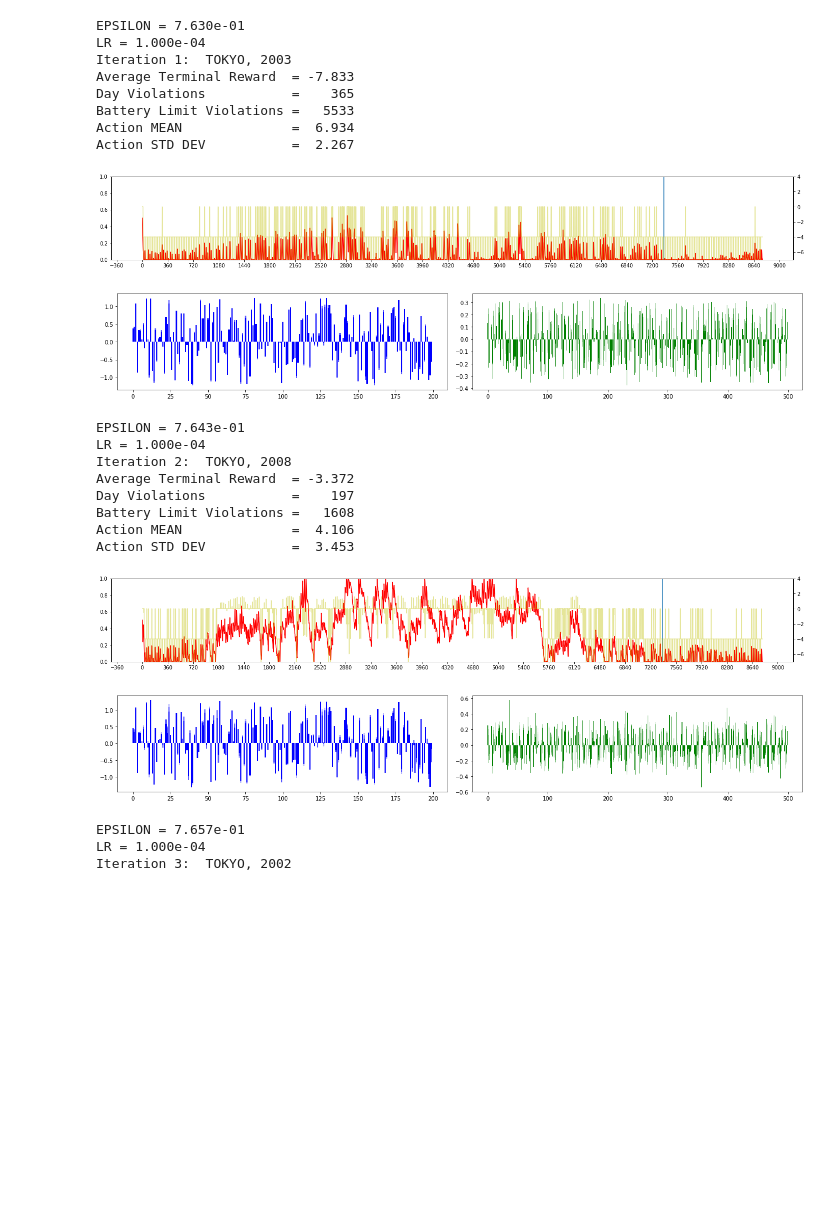
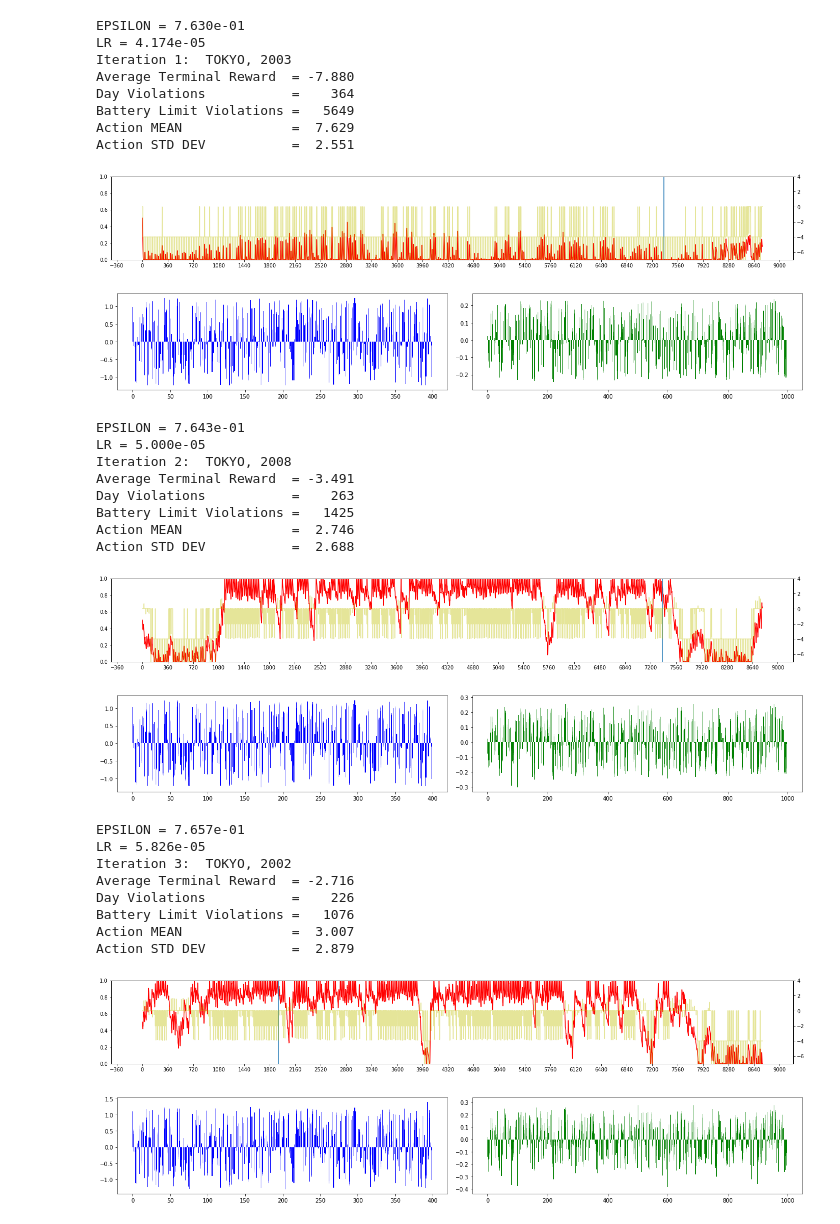
Before and after one commit to 5mali/no_spark, a Jupyter notebook: B_exp.ipynb, the cells around one changed output. Cells and saved outputs as stored; diff of their text form; code cells hidden in the pictures; blank space fills up the shorter version.

```diff
--- a/B_exp.ipynb
+++ b/B_exp.ipynb
@@ -371,7 +371,7 @@ N_ACTIONS           = 10 #no. of duty cycles (0,1,2,3,4)
 N_STATES            = 4 #number of state space parameter [batt, enp, henergy, fcast]
 
 
-HIDDEN_LAYER        = 50
+HIDDEN_LAYER        = 100
 NO_OF_ITERATIONS    = 50
 GPU                 = False
 HELP                = 0.05
@@ -560,12 +560,17 @@ for iteration in range(NO_OF_ITERATIONS):
     EPSILON = start + (1-start)/(1 + np.exp(-(iteration-inflection_point)/slope))
     print('\nEPSILON = {:6.3e}'.format(EPSILON))
 
-#     # LR SCEHDULING
-#     lr_slope = 2
-#     lr_start = 0
-#     lr_inflection_point = 0 #EPSILON = start*(1 + 1/(1+1)) = 0.75 @ iteration=inflection_point
-#     lrate =  (lr_start + (1-lr_start)/(1 + np.exp(-(iteration-lr_inflection_point)/lr_slope)))*1e-4
+    # LR SCEHDULING
+    lr_slope = 3
+    lr_start = 0
+    lr_inflection_point = 2
+    if iteration <=30:
+        lrate =  (lr_start + (1-lr_start)/(1 + np.exp(-(iteration-lr_inflection_point)/lr_slope)))*1e-4
+    else:
+        lrate = 0.8*lrate
+    dqn.optimizer = torch.optim.Adam(dqn.eval_net.parameters(), lr=lrate)
 #     dqn.optimizer = torch.optim.Adam(dqn.eval_net.parameters(), lr=lrate, weight_decay=WT_DECAY)
+
 
     for param_group in dqn.optimizer.param_groups:
         print('LR = {:6.3e}'.format(param_group['lr']))
@@ -733,23 +738,30 @@ Action STD DEV           =  1.847
 EPSILON = 7.630e-01
-LR = 1.000e-04
+LR = 4.174e-05
 Iteration 1:  TOKYO, 2003
-Average Terminal Reward  = -7.833
-Day Violations           =    365
-Battery Limit Violations =   5533
-Action MEAN              =  6.934
-Action STD DEV           =  2.267
+Average Terminal Reward  = -7.880
+Day Violations           =    364
+Battery Limit Violations =   5649
+Action MEAN              =  7.629
+Action STD DEV           =  2.551
-[figure, old version]
+[figure, new version]
-[figure, old version]
+[figure, new version]
 EPSILON = 7.643e-01
-LR = 1.000e-04
+LR = 5.000e-05
 Iteration 2:  TOKYO, 2008
-Average Terminal Reward  = -3.372
-Day Violations           =    197
-Battery Limit Violations =   1608
-Action MEAN              =  4.106
-Action STD DEV           =  3.453
+Average Terminal Reward  = -3.491
+Day Violations           =    263
+Battery Limit Violations =   1425
+Action MEAN              =  2.746
+Action STD DEV           =  2.688
-[figure, old version]
+[figure, new version]
-[figure, old version]
+[figure, new version]
 EPSILON = 7.657e-01
-LR = 1.000e-04
+LR = 5.826e-05
 Iteration 3:  TOKYO, 2002
+Average Terminal Reward  = -2.716
+Day Violations           =    226
+Battery Limit Violations =   1076
+Action MEAN              =  3.007
+Action STD DEV           =  2.879
+[figure, added]
+[figure, added]
```
Also changed, not shown: parts of 1 cell of this notebook, 2 other files.
